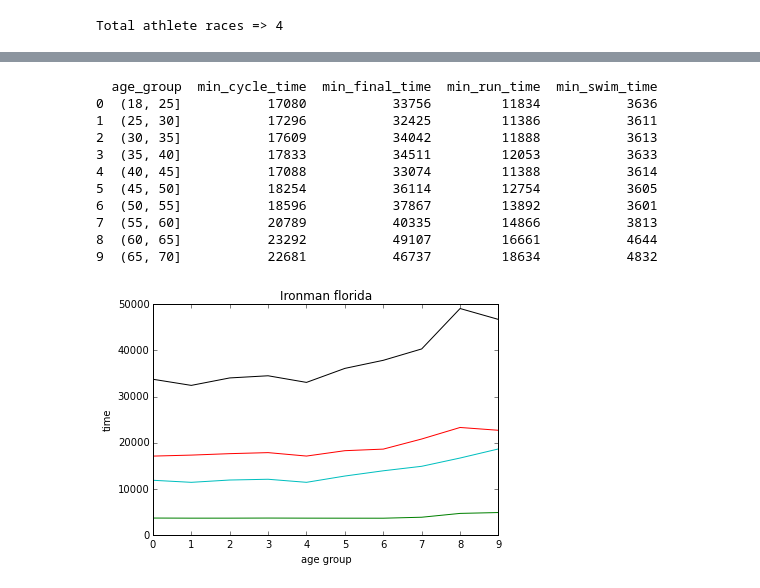
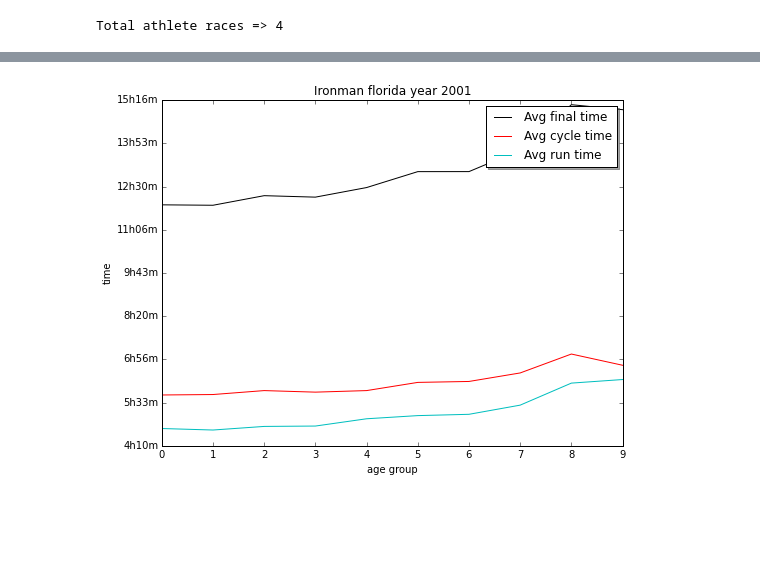
Before and after one commit to cabhishek/datascience, a Jupyter notebook: Data-viz.ipynb, the cells around one changed output, grey strips where cells are left out. Drawn from its saved outputs; the diff is of its cells as text; code cells hidden in the pictures; blank space fills up the shorter version.

```diff
--- a/Data-viz.ipynb
+++ b/Data-viz.ipynb
@@ -5,8 +5,8 @@ import pandas as pd
 import numpy as np
 import matplotlib.pyplot as plt
 
-races = pd.read_csv('data/five_plus_ironman_races.csv')
-ironman_florida = pd.read_csv('data/ironman_florida_m.csv')
+races = pd.read_csv('data/five_plus_ironman_races.csv').dropna()
+ironman_florida = pd.read_csv('data/ironman_florida_m.csv').dropna()
 
 # Get data for a sample athlete
 athlete_races = races[(races.athlete_id == 1020) & (races.qualifier_id==7504)].sort('year')
@@ -14,6 +14,19 @@ athlete_races = races[(races.athlete_id == 1020) & (races.qualifier_id==7504)].s
 print "Total athlete races =>", len(athlete_races)
 # %% [output]
 Total athlete races => 4
+# %%
+def HMS(seconds, pos=None):
+    seconds = int(seconds)
+    hours = seconds / 3600
+    seconds -= 3600 * hours
+    minutes = seconds / 60
+    seconds -= 60 * minutes
+
+    if hours == 0:
+        if minutes == 0:
+            return "%ds" % (seconds)
+        return "%dm%02ds" % (minutes, seconds)
+    return "%dh%02dm" % (hours, minutes)
 # %%
 ironman_florida_df = pd.DataFrame([{'year': year,
                                     'min_final_time': race_group.final_time.min(),
@@ -91,51 +109,43 @@ race_split_fig.savefig('abhi02.png')
 # %%
 from funcy import first, last
 
 bins = [18, 25, 30, 35, 40, 45, 50, 55, 60, 65, 70]
 
 ironman_florida_group_data = {}
 
 
 for year, group in ironman_florida.groupby('year', sort=True):
     age_bins = pd.cut(group.age, bins=bins)
     ironman_florida_group_data[year] = []
 
     for bin_key, bin_group in group.groupby(age_bins):
-        ironman_florida_group_data[year].append({'min_final_time': bin_group.final_time.min(),
-                           'min_cycle_time': bin_group.cycle_time.min(),
-                           'min_swim_time': bin_group.swim_time.min(),
-                           'min_run_time': bin_group.run_time.min(),
-                           'age_group': bin_key})
+        ironman_florida_group_data[year].append({'avg_final_time': bin_group.final_time.mean(),
+                                                 'avg_cycle_time': bin_group.cycle_time.mean(),
+                                                 'avg_swim_time': bin_group.swim_time.mean(),
+                                                 'avg_run_time': bin_group.run_time.mean(),
+                                                 'age_group': bin_key})
 
 
 year_df = pd.DataFrame(ironman_florida_group_data[2001])
 
-print year_df
-group_split_fig = plt.figure()
+
+group_split_fig = plt.figure(figsize=(8, 6))
 
 group_race_split_axes = group_split_fig.add_axes([0.1, 0.1, 0.8, 0.8])
 
-group_race_split_axes.plot(year_df.min_final_time,'k')
-group_race_split_axes.plot(year_df.min_cycle_time,'r')
-group_race_split_axes.plot(year_df.min_swim_time,'g')
-group_race_split_axes.plot(year_df.min_run_time,'c')
+group_race_split_axes.plot(year_df.avg_final_time,'k', label='Avg final time')
+group_race_split_axes.plot(year_df.avg_cycle_time,'r', label='Avg cycle time')
+# group_race_split_axes.plot(year_df.avg_swim_time,'g', label='Avg swim time')
+group_race_split_axes.plot(year_df.avg_run_time,'c', label='Avg run time')
+
+group_race_split_axes.yaxis.set_major_formatter(plt.FuncFormatter(HMS))
+
+group_race_split_axes.legend(loc='upper right', shadow=True)
 
 group_race_split_axes.set_xlabel('age group')
 group_race_split_axes.set_ylabel('time')
-group_race_split_axes.set_title('Ironman florida');
+group_race_split_axes.set_title('Ironman florida year 2001');
 
-
-group_split_fig.savefig('abhi03.png')
+plt.savefig('ironman_florida_year_2001.png')
 # %% [output]
-  age_group  min_cycle_time  min_final_time  min_run_time  min_swim_time
-0  (18, 25]           17080           33756         11834           3636
-1  (25, 30]           17296           32425         11386           3611
-2  (30, 35]           17609           34042         11888           3613
-3  (35, 40]           17833           34511         12053           3633
-4  (40, 45]           17088           33074         11388           3614
-5  (45, 50]           18254           36114         12754           3605
-6  (50, 55]           18596           37867         13892           3601
-7  (55, 60]           20789           40335         14866           3813
-8  (60, 65]           23292           49107         16661           4644
-9  (65, 70]           22681           46737         18634           4832
-[figure, old version]
+[figure, new version]
```
Also changed, not shown: parts of 3 cells of this notebook, 20 other files.
